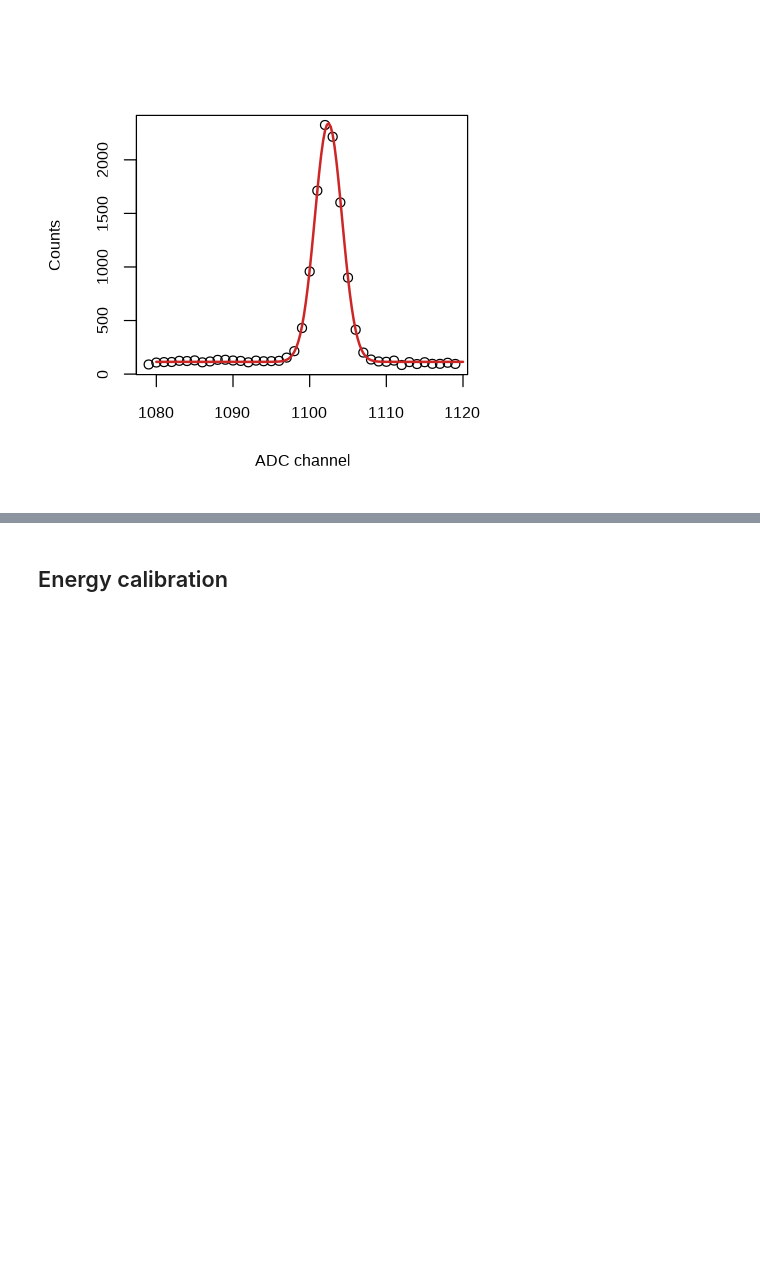
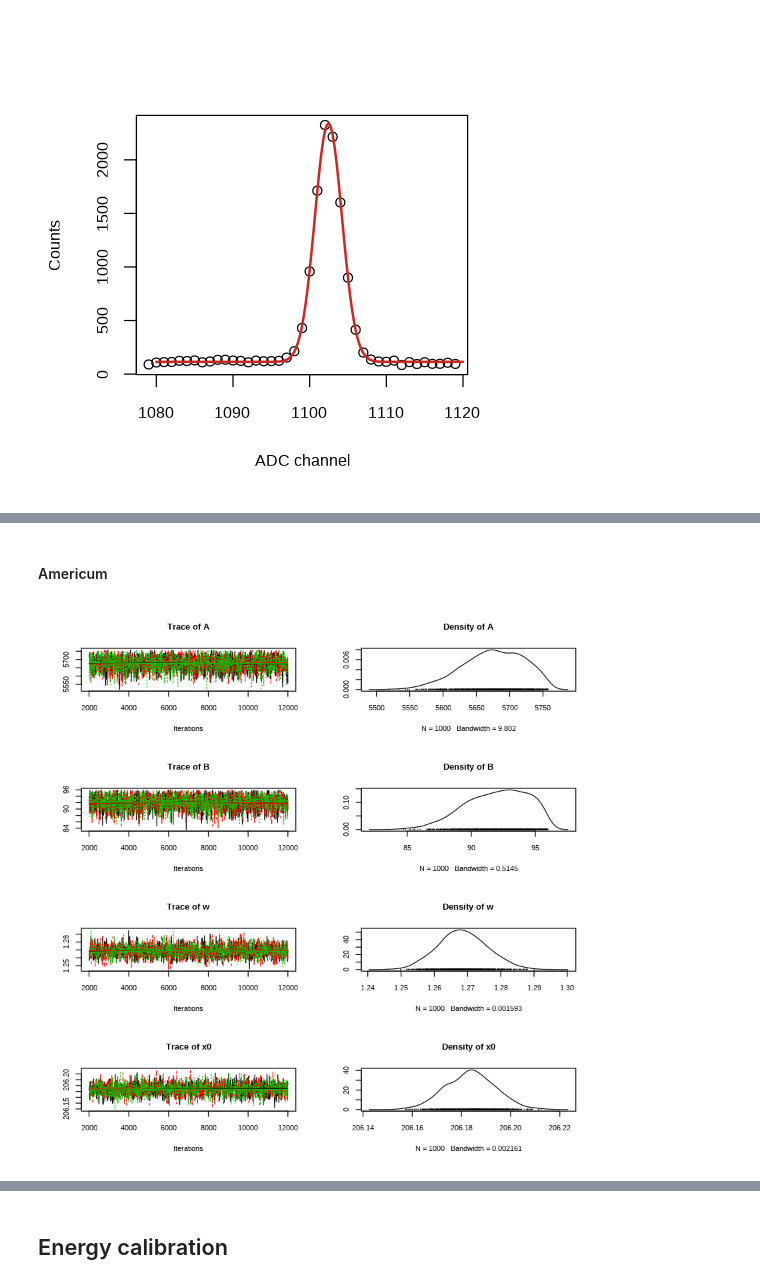
Before and after one commit to jtfreitas/AdSt_project, a Jupyter notebook: Hilario.ipynb, the cells around one changed output, grey strips where cells are left out. Saved outputs shown, nothing was run; the diff lists cells and outputs as text; code cells hidden in the pictures; blank space fills up the shorter version.

```diff
--- a/Hilario.ipynb
+++ b/Hilario.ipynb
@@ -526,2 +534,9 @@ x0 1102.406 1102.432 1102.445 1102.46 1102.485
 [figure]
 [figure]
+# %% [markdown]
+#### Americum
+# %%
+set_plot_dimensions(7, 7)
+plot(chains[[1]])
+# %% [output]
+[figure, added]
```
Also changed, not shown: parts of 19 cells of this notebook, 7 other files.
